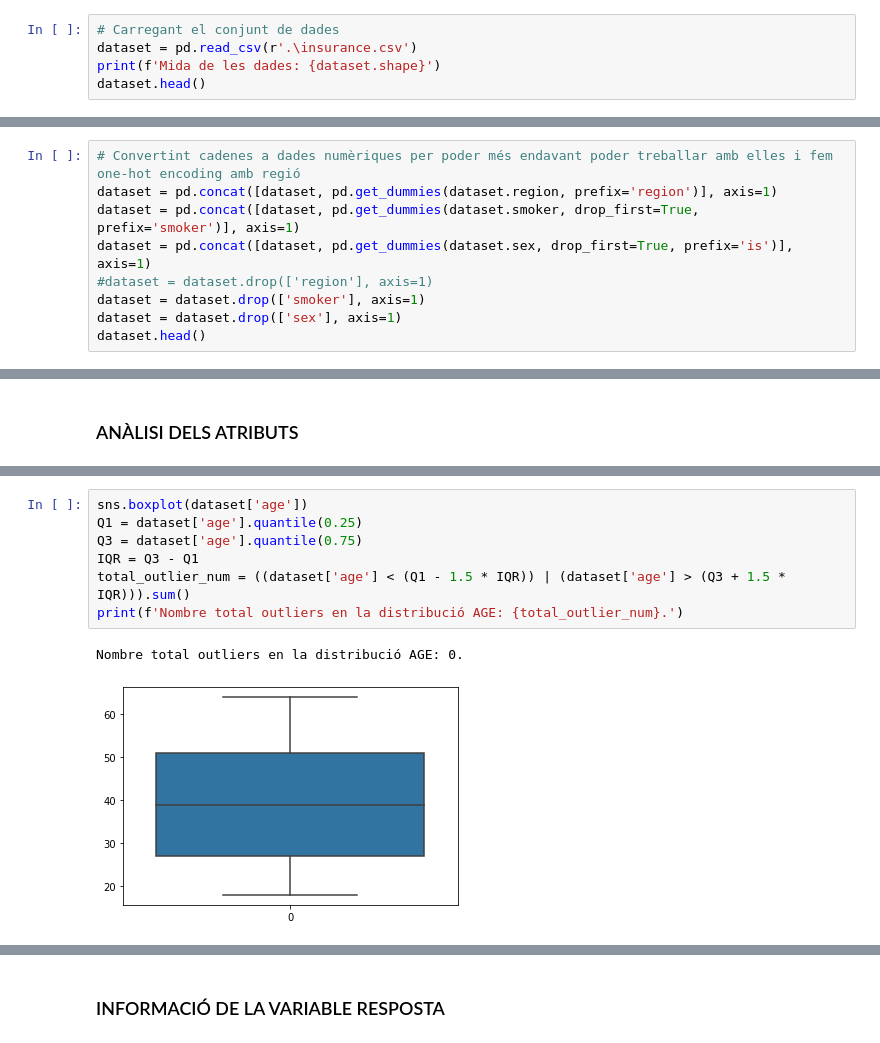
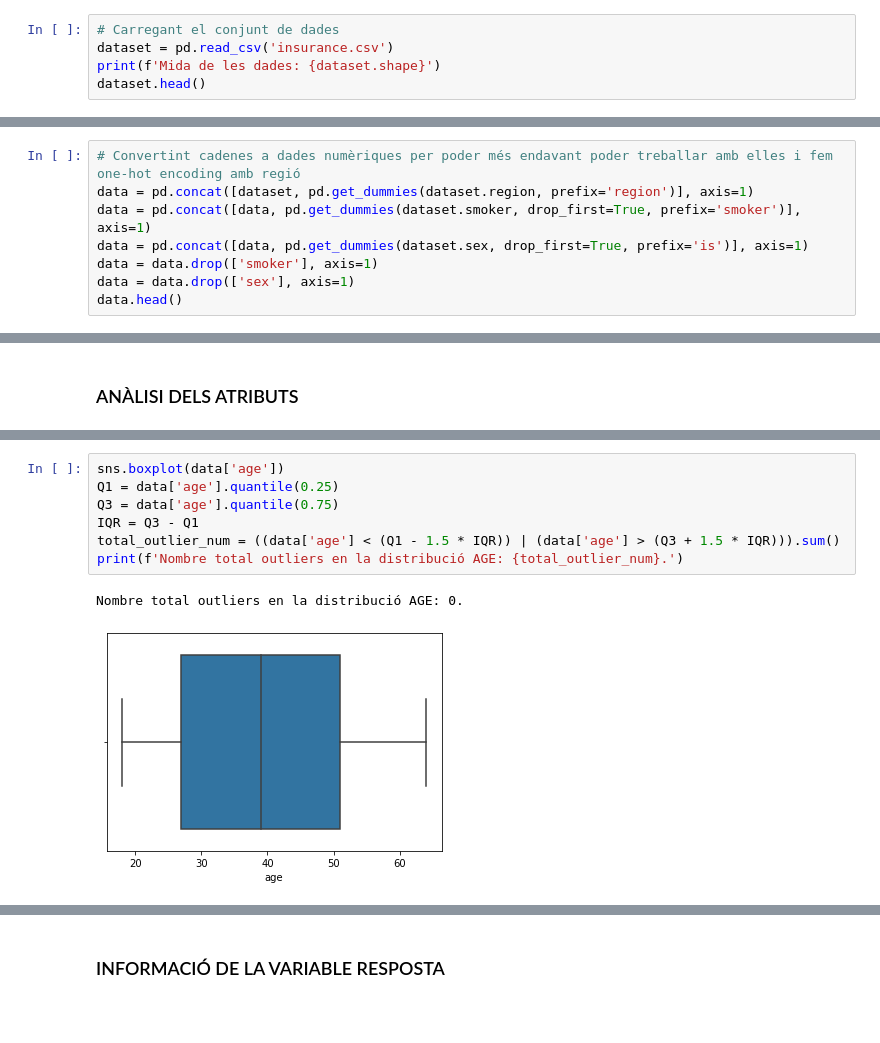
Before and after one commit to AlbaFernandezCor/Practica1_ApC, a Jupyter notebook: Pràctica1_ordenat.ipynb, the cells around one changed output, grey strips where cells are left out. Drawn from its saved outputs; the diff is of its cells as text; blank space fills up the shorter version.

```diff
--- a/Pràctica1_ordenat.ipynb
+++ b/Pràctica1_ordenat.ipynb
@@ -31,6 +33,6 @@ from sklearn.metrics import r2_score
 # %%
 # Carregant el conjunt de dades
-dataset = pd.read_csv(r'.\insurance.csv')
+dataset = pd.read_csv('insurance.csv')
 print(f'Mida de les dades: {dataset.shape}')
 dataset.head()
 # %% [output]
@@ -61,13 +63,12 @@ dtypes: float64(2), int64(2), object(3)
 memory usage: 73.3+ KB
 # %%
 # Convertint cadenes a dades numèriques per poder més endavant poder treballar amb elles i fem one-hot encoding amb regió
-dataset = pd.concat([dataset, pd.get_dummies(dataset.region, prefix='region')], axis=1)
-dataset = pd.concat([dataset, pd.get_dummies(dataset.smoker, drop_first=True, prefix='smoker')], axis=1)
-dataset = pd.concat([dataset, pd.get_dummies(dataset.sex, drop_first=True, prefix='is')], axis=1)
-#dataset = dataset.drop(['region'], axis=1)
-dataset = dataset.drop(['smoker'], axis=1)
-dataset = dataset.drop(['sex'], axis=1)
-dataset.head()
+data = pd.concat([dataset, pd.get_dummies(dataset.region, prefix='region')], axis=1)
+data = pd.concat([data, pd.get_dummies(dataset.smoker, drop_first=True, prefix='smoker')], axis=1)
+data = pd.concat([data, pd.get_dummies(dataset.sex, drop_first=True, prefix='is')], axis=1)
+data = data.drop(['smoker'], axis=1)
+data = data.drop(['sex'], axis=1)
+data.head()
 # %% [output]
 |  | age | bmi | children | region | charges | region_northeast | region_northwest | region_southeast | ... |
 | 0 | 19 | 27.900 | 0 | southwest | 16884.92400 | 0 | 0 | 0 | ... |
@@ -151,13 +165,13 @@ sns.distplot(dataset['age'], color= 'blue')
 [figure]
 # %%
-sns.boxplot(dataset['age'])
-Q1 = dataset['age'].quantile(0.25)
-Q3 = dataset['age'].quantile(0.75)
+sns.boxplot(data['age'])
+Q1 = data['age'].quantile(0.25)
+Q3 = data['age'].quantile(0.75)
 IQR = Q3 - Q1
-total_outlier_num = ((dataset['age'] < (Q1 - 1.5 * IQR)) | (dataset['age'] > (Q3 + 1.5 * IQR))).sum()
+total_outlier_num = ((data['age'] < (Q1 - 1.5 * IQR)) | (data['age'] > (Q3 + 1.5 * IQR))).sum()
 print(f'Nombre total outliers en la distribució AGE: {total_outlier_num}.')
 # %% [output]
 Nombre total outliers en la distribució AGE: 0.
-[figure, old version]
+[figure, new version]
 # %%
 # Estudi de sex
```
Also changed, not shown: parts of 38 cells of this notebook.
